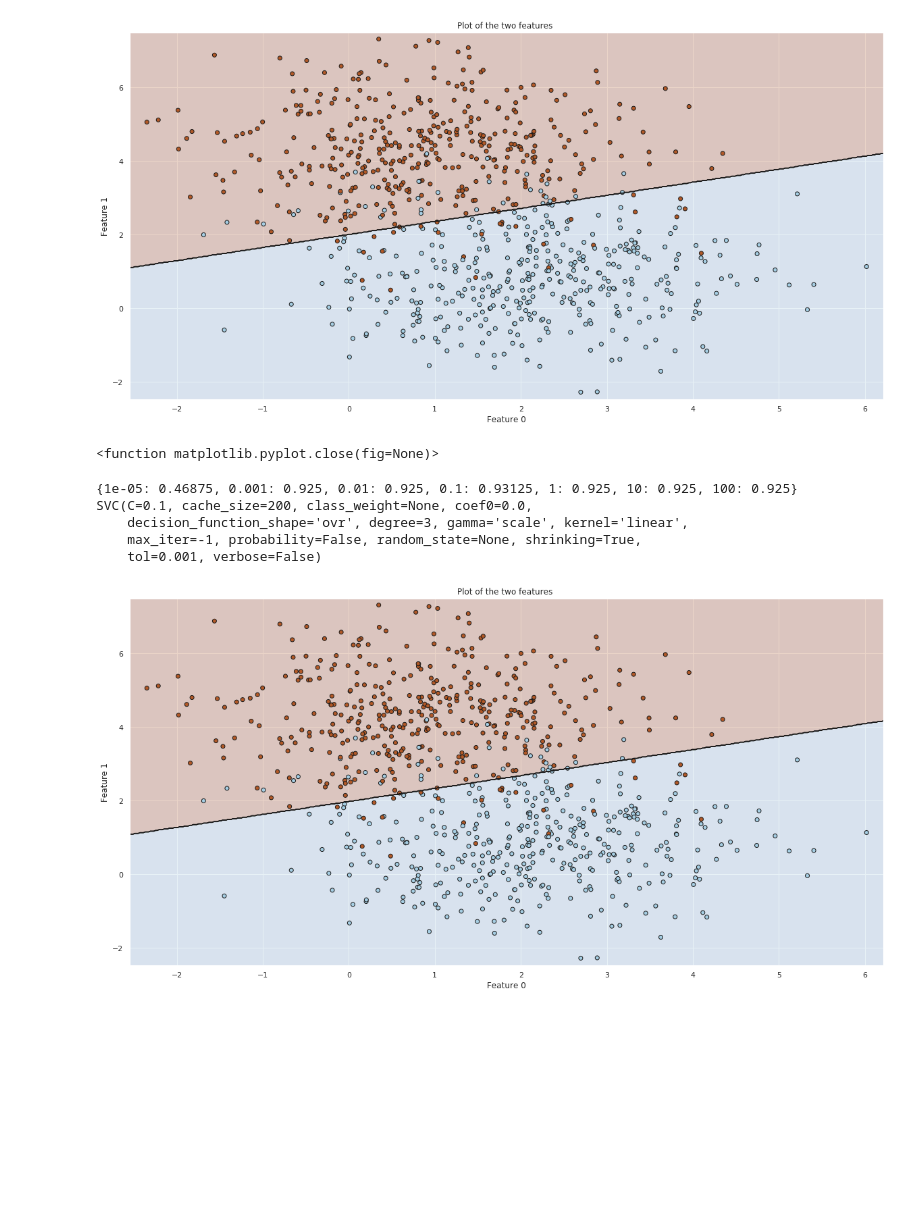
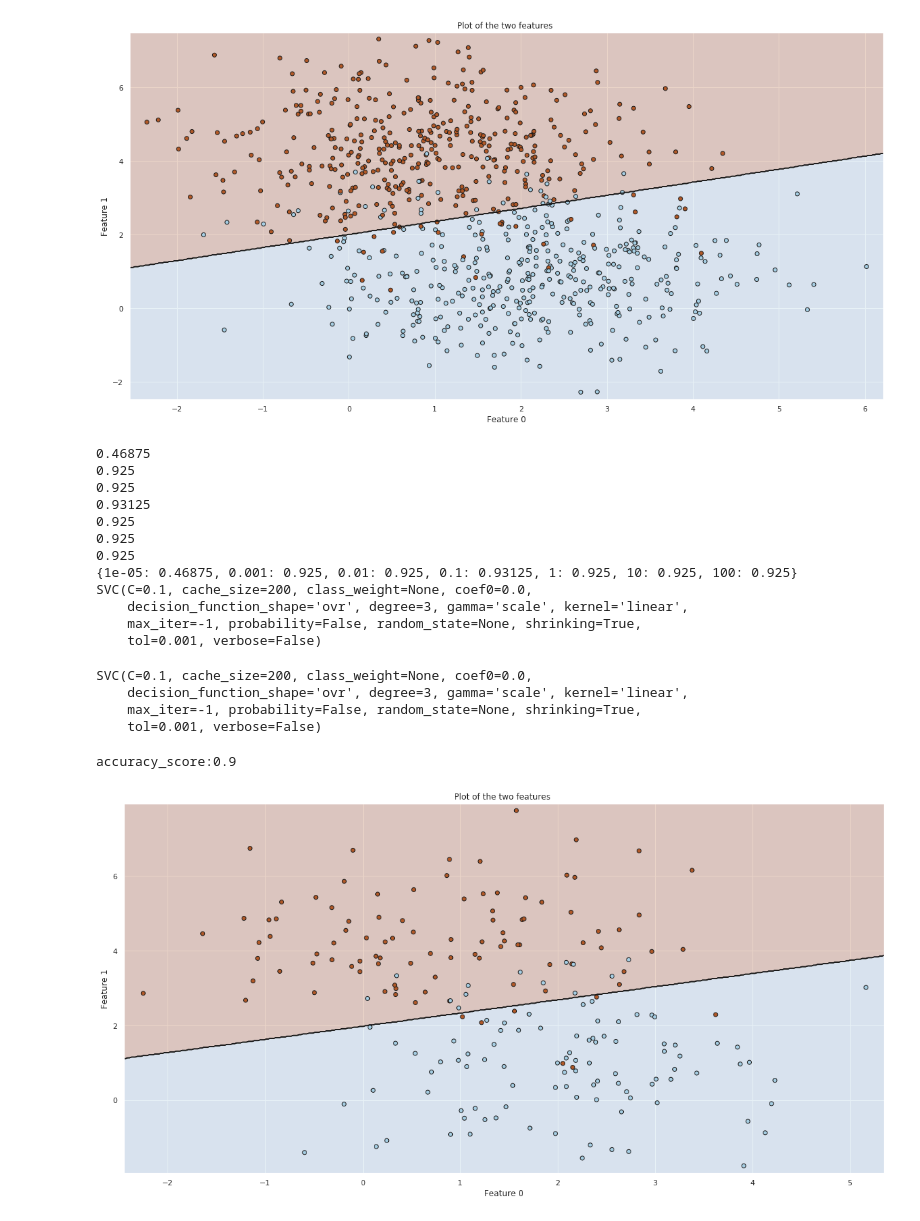
Before and after one commit to christosfranco/modelling-and-visualization, a Jupyter notebook: AdvancedImplementations/svm/SVM - Indepth implementation.ipynb, the cells around one changed output. Drawn from its saved outputs; the diff is of its cells as text; code cells hidden in the pictures; blank space fills up the shorter version.

Commit message:
svm accuracy and testing

```diff
--- a/AdvancedImplementations/svm/SVM - Indepth implementation.ipynb
+++ b/AdvancedImplementations/svm/SVM - Indepth implementation.ipynb
@@ -76,12 +88,12 @@ def plot_decision_boundary(clf, X, Y, cmap='Paired_r'):
 # %%
+#Fitting the model to our training dataset
 clf = svm.SVC(kernel = svcKernel, C = 10, gamma=svcGamma)
-clf.fit(features, labels)
-figure = plot_decision_boundary(clf, features, labels)
+clf.fit(x_train, y_train)
+figure = plot_decision_boundary(clf, x_train, y_train)
 figure.savefig("plot-"+str(clf)+".png")
 plt.close()
 # %% [output]
 [figure]
-<function matplotlib.pyplot.close(fig=None)>
 # %%
 class CrossValidation_SVM:
 
@@ -122,7 +134,7 @@ class CrossValidation_SVM:
                features[validation_index, :], labels[validation_index], \
         #return trainingFeatures, trainingLabels, validationFeatures, validationLabels
 
-    def __computeErrorForSpecificC(self, features, labels, C):
+    def computeErrorForSpecificC(self, features, labels, C):
         """
         Iterate throught all splits and compute the SVM performance using the specified C.
         Use linear kernel for svm.
@@ -152,7 +164,7 @@ class CrossValidation_SVM:
             clf.fit(trainingFeatures, trainingLabels)
             results = clf.predict(validationFeatures)
             accuracyArray.append(np.mean(results == validationLabels))
-
+        #print(np.mean(accuracyArray))
         return np.mean(accuracyArray)
 
     def getOptimalSMV(self, features, labels):
@@ -174,7 +186,7 @@ class CrossValidation_SVM:
         for C in self.parameterCList:
             #go through all C in self.parameterCList using __computeErrorForSpecificC
             #save mean accuracyies in accuracyList for all C's
-            accuracyList[C] = self.__computeErrorForSpecificC(features, labels, C)
+            accuracyList[C] = self.computeErrorForSpecificC(features, labels, C)
 
         #using dictionary
         #finding the C with the highest mean accuracy using max
@@ -187,24 +199,46 @@ class CrossValidation_SVM:
         clf.fit(features, labels)
         return clf, accuracyList
 # %%
-#this is the code to test your cross-validation implementation.
+#this is the code to test our cross-validation implementation.
 n_folds = 5
 # parameterClist = basic error measure underlying the cross-validation error
 # Create an instance of crossvalidation of the svm
 tester = CrossValidation_SVM(n_folds = n_folds, parameterCList = [0.00001, 0.001, 0.01, 0.1, 1, 10, 100])
-#Extract the clf and accuracies for
-clf, accuracyList = tester.getOptimalSMV(features, labels)
+#Extract the clf and accuracies for  the training set
+clf, accuracyList = tester.getOptimalSMV(x_train, y_train)
 print(accuracyList)
 print(clf)
-clf.fit(features,labels)
-#the maximal margin/boundary between the two classes
-figure = plot_decision_boundary(clf, features, labels)
-figure.savefig("plot-"+str(clf)+".png")
-plt.close()
+
+#Fit the model to the training set with the optimal parameters
+clf.fit(x_train,y_train)
 # %% [output]
+0.46875
+0.925
+0.925
+0.93125
+0.925
+0.925
+0.925
 {1e-05: 0.46875, 0.001: 0.925, 0.01: 0.925, 0.1: 0.93125, 1: 0.925, 10: 0.925, 100: 0.925}
 SVC(C=0.1, cache_size=200, class_weight=None, coef0=0.0,
     decision_function_shape='ovr', degree=3, gamma='scale', kernel='linear',
     max_iter=-1, probability=False, random_state=None, shrinking=True,
     tol=0.001, verbose=False)
-[figure, removed]
+SVC(C=0.1, cache_size=200, class_weight=None, coef0=0.0,
+    decision_function_shape='ovr', degree=3, gamma='scale', kernel='linear',
+    max_iter=-1, probability=False, random_state=None, shrinking=True,
+    tol=0.001, verbose=False)
+# %%
+from sklearn.metrics import accuracy_score
+#the maximal margin/boundary between the two classes
+#Plot the decision boundary on the test set.
+y_pred = clf.predict(x_test)
+print("accuracy_score:" + str(accuracy_score(y_test,y_pred)))
+
+figure = plot_decision_boundary(clf, x_test, y_test)
+figure.savefig("plot-"+str(clf)+".png")
+
+plt.close()
+# %% [output]
+accuracy_score:0.9
+[figure, added]
```
Also changed, not shown: parts of 6 cells of this notebook, 1 other file.
